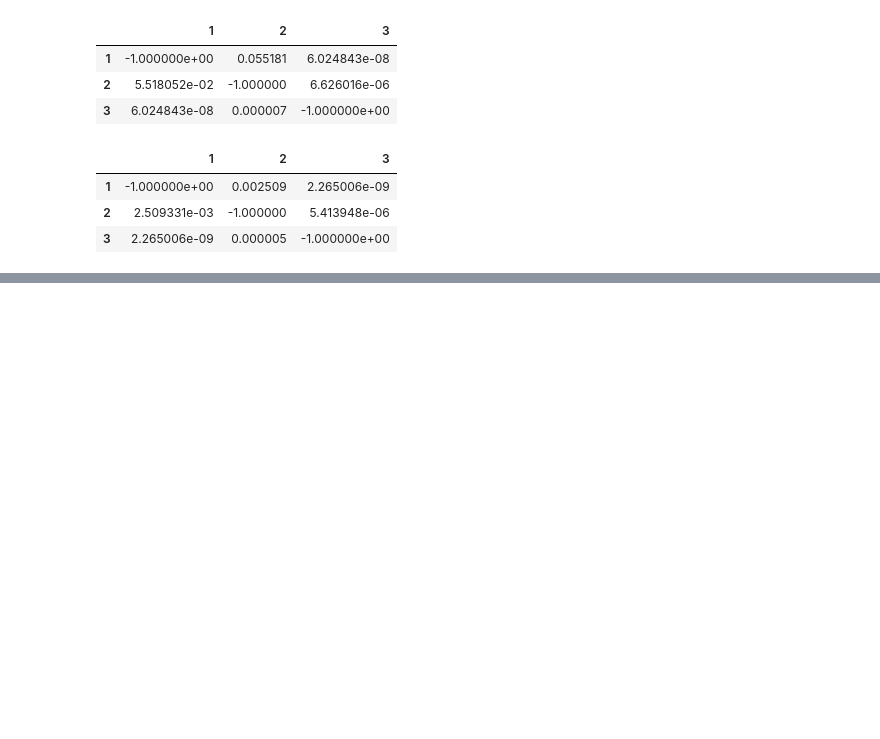
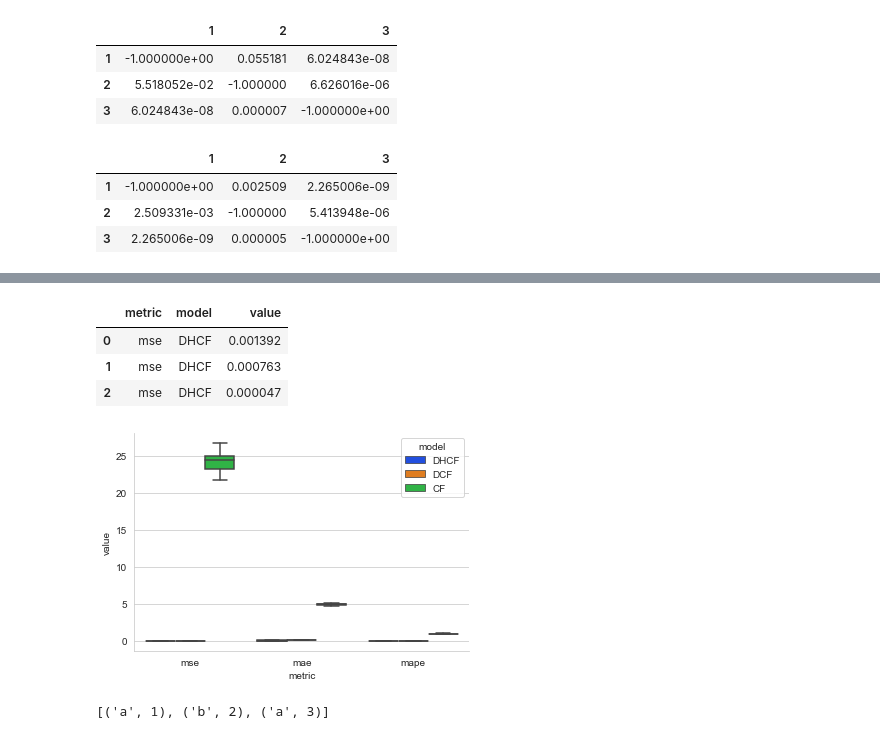
Before and after one commit to maddataanalyst/research_projects, a Jupyter notebook: phd_cand_2020_conf/autorecommender_systems_comparison/notebooks/amazon_reviews_recommender_other_dataset.ipynb, the cells around one changed output, grey strips where cells are left out. Drawn from its saved outputs; the diff is of its cells as text; code cells hidden in the pictures; blank space fills up the shorter version.

Commit message:
Added test ressiduals analysis

```diff
--- a/phd_cand_2020_conf/autorecommender_systems_comparison/notebooks/amazon_reviews_recommender_other_dataset.ipynb
+++ b/phd_cand_2020_conf/autorecommender_systems_comparison/notebooks/amazon_reviews_recommender_other_dataset.ipynb
@@ -881,0 +921,46 @@ sp.posthoc_conover([train_mape.content, train_mape.deep_colab, train_mape.colab]
+# %%
+content_mse_resid = (y_test - content_test_pred)**2
+deepcolab_mse_resid = (y_test - deepcolab_test_pred) ** 2
+colab_mse_resid = (y_test - colab_test_pred) ** 2
+# %%
+content_mae_resid = np.abs(y_test - content_test_pred)
+deepcolab_mae_resid = np.abs(y_test - deepcolab_test_pred)
+colab_mae_resid = np.abs(y_test - colab_test_pred)
+# %%
+content_mape_resid = content_mae_resid / y_test
+deepcolab_mape_resid = deepcolab_mae_resid / y_test
+colab_mape_resid = colab_mae_resid / y_test
+# %%
+resid_df = pd.DataFrame.from_records(
+    list(zip(cycle(['mse']),  cycle(['DHCF']), content_mse_resid.to_list())) +
+    list(zip(cycle(['mse']),  cycle(['DCF']), deepcolab_mse_resid.to_list())) +
+    list(zip(cycle(['mse']),  cycle(['CF']), colab_mse_resid.to_list())) +
+    list(zip(cycle(['mae']),  cycle(['DHCF']), content_mae_resid.to_list())) +
+    list(zip(cycle(['mae']),  cycle(['DCF']), deepcolab_mae_resid.to_list())) +
+    list(zip(cycle(['mae']),  cycle(['CF']), colab_mae_resid.to_list())) +
+    list(zip(cycle(['mape']), cycle(['DHCF']), content_mape_resid.to_list())) +
+    list(zip(cycle(['mape']), cycle(['DCF']), deepcolab_mape_resid.to_list())) +
+    list(zip(cycle(['mape']), cycle(['CF']), colab_mape_resid.to_list())), columns=['metric', 'model', 'value'])
+resid_df.head(3)
+# %% [output]
+|  | metric | model | value |
+| 0 | mse | DHCF | 0.001392 |
+| 1 | mse | DHCF | 0.000763 |
+| 2 | mse | DHCF | 0.000047 |
+# %%
+f = plt.figure()
+ax = sns.boxplot(x="metric", y="value",
+            palette="bright",
+            hue="model",
+            data=resid_df, showfliers = False)
+#ax.set(yscale="log")
+sns.despine(trim=False)
+f.savefig('boxlot_test.svg', format='svg')
+# %% [output]
+[figure, added]
+# %%
+
+
+list(zip(cycle(['a', 'b']), [1,2,3]))
+# %% [output]
+[('a', 1), ('b', 2), ('a', 3)]
```
Also changed, not shown: parts of 10 cells of this notebook, 6 other files.
